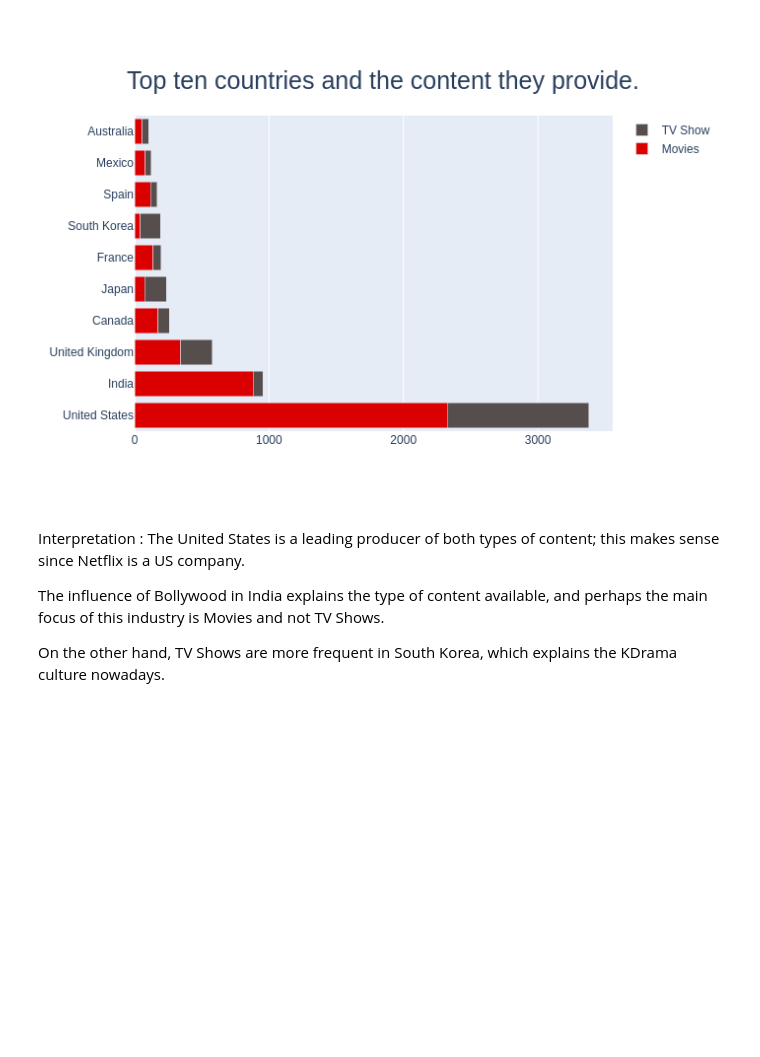
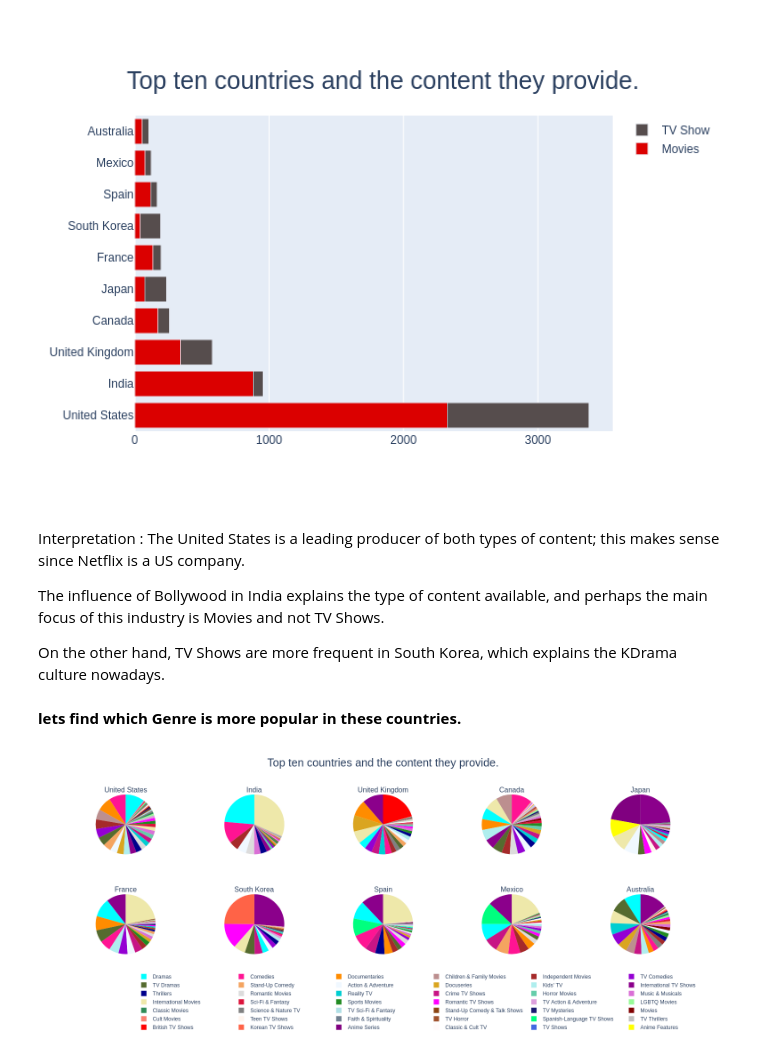
Before and after one commit to Shubhamprasad1995/NETFLIX-MOVIES-AND-TV-SHOWS-CLUSTERING, a Jupyter notebook: NETFLIX_MOVIES_AND_TV_SHOWS_CLUSTERING.ipynb, the cells around one changed output. Cells and saved outputs as stored; diff of their text form; code cells hidden in the pictures; blank space fills up the shorter version.

```diff
--- a/NETFLIX_MOVIES_AND_TV_SHOWS_CLUSTERING.ipynb
+++ b/NETFLIX_MOVIES_AND_TV_SHOWS_CLUSTERING.ipynb
@@ -601,3 +601,5 @@ Interpretation : The United States is a leading producer of both types of conten
 The influence of Bollywood in India explains the type of content available, and perhaps the main focus of this industry is Movies and not TV Shows.
 
 On the other hand, TV Shows are more frequent in South Korea, which explains the KDrama culture nowadays.
+# %% [markdown]
+**lets find which Genre is more popular in these countries.**
@@ -603,0 +627,41 @@ On the other hand, TV Shows are more frequent in South Korea, which explains the
+# %%
+# Plot the above data.
+df = country_genre_count_df
+
+# Define colours to be used.
+colors = ['aliceblue', 'brown', 'crimson', 'cyan', 'darkblue', 'darkmagenta', 'darkolivegreen', 'darkorange', 'darkturquoise', 'darkviolet', 'deeppink', 'forestgreen',
+          'fuchsia', 'gainsboro', 'goldenrod', 'gray','maroon', 'mediumaquamarine', 'mediumvioletred', 'midnightblue', 'orchid', 'palegoldenrod', 'palegreen', 'paleturquoise',
+          'plum', 'powderblue', 'purple', 'red', 'rosybrown', 'royalblue', 'saddlebrown', 'salmon', 'sandybrown','seagreen', 'seashell', 'sienna', 'silver', 'slategray', 'snow',
+          'springgreen', 'tomato','yellow', 'yellowgreen']
+
+# Create subplots, using 'domain' type for pie charts
+specs = [[{'type':'domain'}, {'type':'domain'}, {'type':'domain'}, {'type':'domain'}, {'type':'domain'}], [{'type':'domain'}, {'type':'domain'}, {'type':'domain'}, {'type':'domain'}, {'type':'domain'}]]
+fig = make_subplots(rows=2, cols=5, specs=specs, subplot_titles=['United States', 'India', 'United Kingdom', 'Canada', 'Japan', 'France', 'South Korea', 'Spain', 'Mexico', 'Australia'])
+
+# Define traces.
+fig.add_trace(go.Pie(labels=df['Genre'], values=df['United States'], name='United States'),1,1)
+fig.add_trace(go.Pie(labels=df['Genre'], values=df['India'],  name='India'),1,2)
+fig.add_trace(go.Pie(labels=df['Genre'], values=df['United Kingdom'],  name='United Kingdom'),1,3)
+fig.add_trace(go.Pie(labels=df['Genre'], values=df['Canada'],  name='Canada'),1,4)
+fig.add_trace(go.Pie(labels=df['Genre'], values=df['Japan'],  name='Japan'),1,5)
+fig.add_trace(go.Pie(labels=df['Genre'], values=df['France'],  name='France'),2,1)
+fig.add_trace(go.Pie(labels=df['Genre'], values=df['South Korea'],  name='South Korea'),2,2)
+fig.add_trace(go.Pie(labels=df['Genre'], values=df['Spain'],  name='Spain'),2,3)
+fig.add_trace(go.Pie(labels=df['Genre'], values=df['Mexico'],  name='Mexico'),2,4)
+fig.add_trace(go.Pie(labels=df['Genre'], values=df['Australia'],  name='Australia'),2,5)
+
+# Tune layout and hover info
+fig.update_traces(hoverinfo='label+percent+name', textinfo='none', marker=dict(colors=colors))
+fig.update_layout(title={'text': 'Top ten countries and the content they provide.',
+                          'y':0.97,
+                          'x':0.5,
+                          'font_size':25,
+                          'xanchor': 'center',
+                          'yanchor': 'top'},height=650, width=1550,paper_bgcolor='white',
+                  legend=dict(x=0.099,orientation="h")
+                          )
+fig = go.Figure(fig)
+# fig.show()
+fig.show('png')
+# %% [output]
+[figure, added]
```
Also changed, not shown: parts of 23 cells of this notebook.
